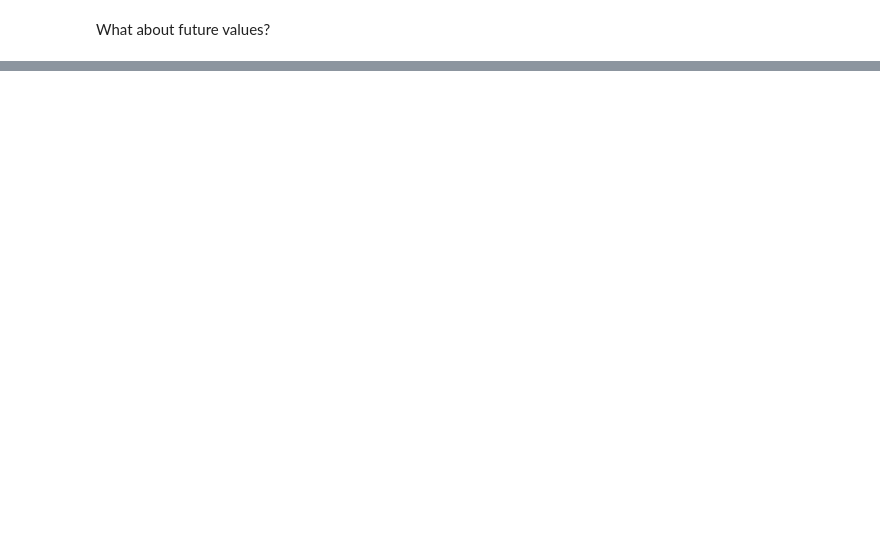
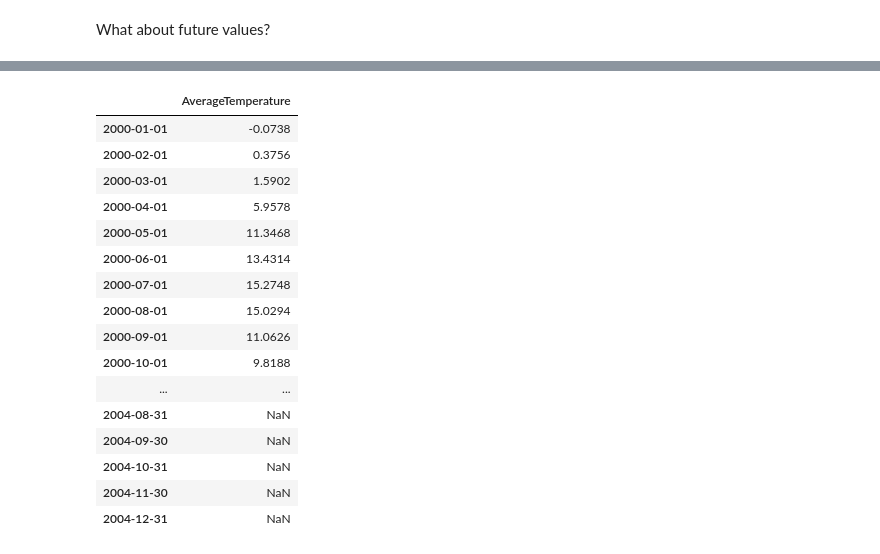
Before and after one commit to CyberStefNef/World_Temperature_Analysis, a Jupyter notebook: arima.ipynb, the cells around one changed output, grey strips where cells are left out. Drawn from its saved outputs; the diff is of its cells as text; code cells hidden in the pictures; blank space fills up the shorter version.

```diff
--- a/arima.ipynb
+++ b/arima.ipynb
@@ -756,7 +758,4 @@ future_dates = pd.date_range(start=last_date, periods=n_periods+1, freq='M')  #
 future_dates = future_dates[1:]  # Exclude the last date (it's already in your DataFrame)
 
 # Create a DataFrame for future predictions
-future_df = pd.DataFrame({'dt': future_dates})
+future_df = pd.DataFrame(index=future_dates, columns=df_testing.columns)
-# %%
-future_df["AverageTemperature"] = 0
-future = future_df.set_index("dt")
@@ -788,0 +778,22 @@ b
+# %%
+forecast_data = pd.concat([df_testing,future_df])
+# %%
+forecast_data
+# %% [output]
+|  | AverageTemperature |
+| 2000-01-01 | -0.0738 |
+| 2000-02-01 | 0.3756 |
+| 2000-03-01 | 1.5902 |
+| 2000-04-01 | 5.9578 |
+| 2000-05-01 | 11.3468 |
+| 2000-06-01 | 13.4314 |
+| 2000-07-01 | 15.2748 |
+| 2000-08-01 | 15.0294 |
+| 2000-09-01 | 11.0626 |
+| 2000-10-01 | 9.8188 |
+| ... | ... |
+| 2004-08-31 | NaN |
+| 2004-09-30 | NaN |
+| 2004-10-31 | NaN |
+| 2004-11-30 | NaN |
+| 2004-12-31 | NaN |
```
Also changed, not shown: parts of 18 cells of this notebook, 5 other files.
